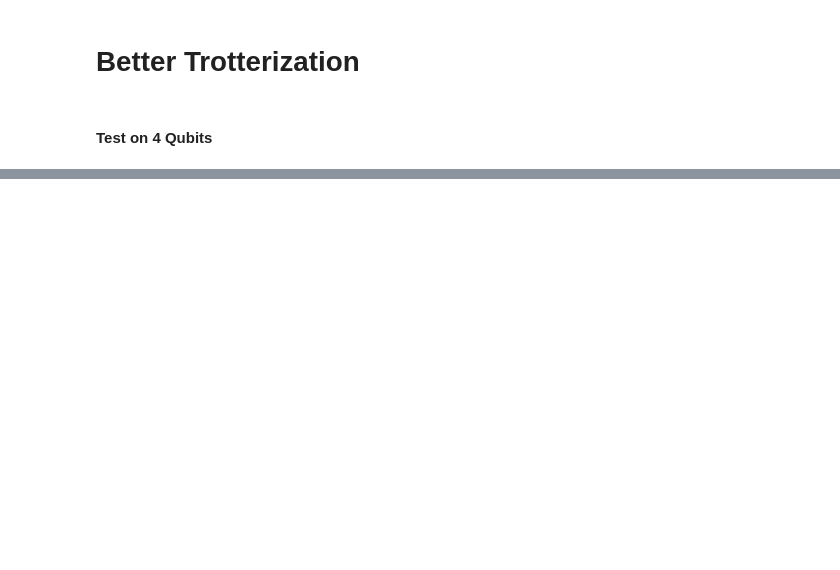
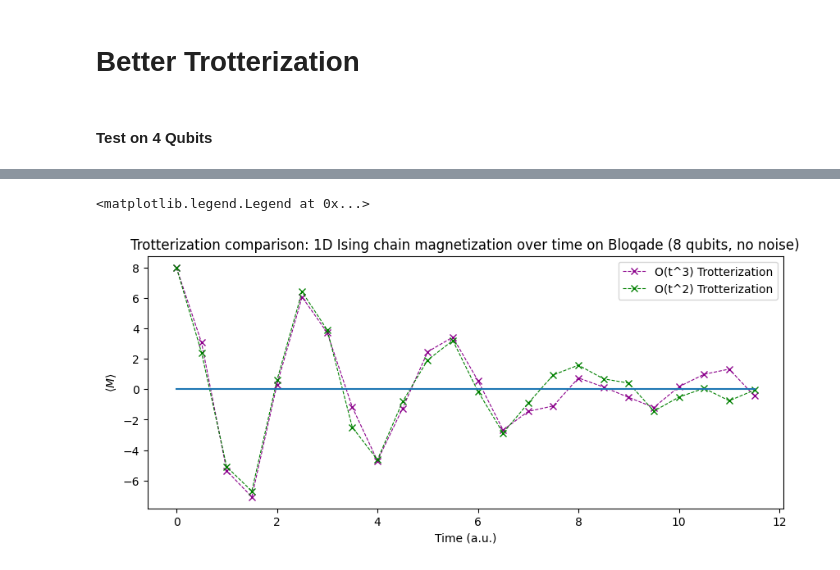
Before and after one commit to yezhuoyang/2025YaleQHack, a Jupyter notebook: examples/phase-transition.ipynb, the cells around one changed output, grey strips where cells are left out. Cells and saved outputs as stored; diff of their text form; code cells hidden in the pictures; blank space fills up the shorter version.

```diff
--- a/examples/phase-transition.ipynb
+++ b/examples/phase-transition.ipynb
@@ -20,7 +22,7 @@ from TimeIndepSpinChain import (
 # %%
 time_interval = 0.5
 steps = 24
-N = 2
+N = 3
 mag_vals = []
 
 for i in range(steps):
@@ -45,11 +73,11 @@ for i in range(steps):
 # %%
 plt.figure(figsize=(10, 4))
 t = np.linspace(0, (steps-1)*time_interval, 48)
-magnetization = np.array(mag_vals)
-plt.plot(t, magnetization, marker="x", c="darkmagenta", ls="dashed", lw=0.8)
+noNoise8QLie = np.array(mag_vals)
+plt.plot(t, noNoise8QLie, marker="x", c="darkmagenta", ls="dashed", lw=0.8)
 plt.xlabel("Time (a.u.)")
 plt.ylabel(r"$\langle M \rangle$")
-plt.title("1D Ising chain magnetization over time on Bloqade (4 qubits, no noise, O(t^2))")
+plt.title("1D Ising chain magnetization over time on Bloqade (8 qubits, no noise, O(t^2))")
 # %% [markdown]
 # Better Trotterization
 # %% [markdown]
@@ -89,0 +173,13 @@ plt.title("1D Ising chain magnetization over time on Bloqade (4 qubits, no noise
+# %%
+plt.figure(figsize=(10, 4))
+t = np.linspace(0, (steps-1)*time_interval, 24)
+plt.plot(t, noNoise8QSukuzi, marker="x", c="darkmagenta", ls="dashed", lw=0.8, label="O(t^3) Trotterization")
+plt.plot(t, noNoise8QLie, marker="x", c="green", ls="dashed", lw=0.8, label="O(t^2) Trotterization")
+plt.xlabel("Time (a.u.)")
+plt.ylabel(r"$\langle M \rangle$")
+plt.title("Trotterization comparison: 1D Ising chain magnetization over time on Bloqade (8 qubits, no noise)")
+plt.plot(t,np.zeros(24))
+plt.legend()
+# %% [output]
+<matplotlib.legend.Legend at 0x...>
+[figure, added]
```
Also changed, not shown: parts of 9 cells of this notebook, 1 other file.
